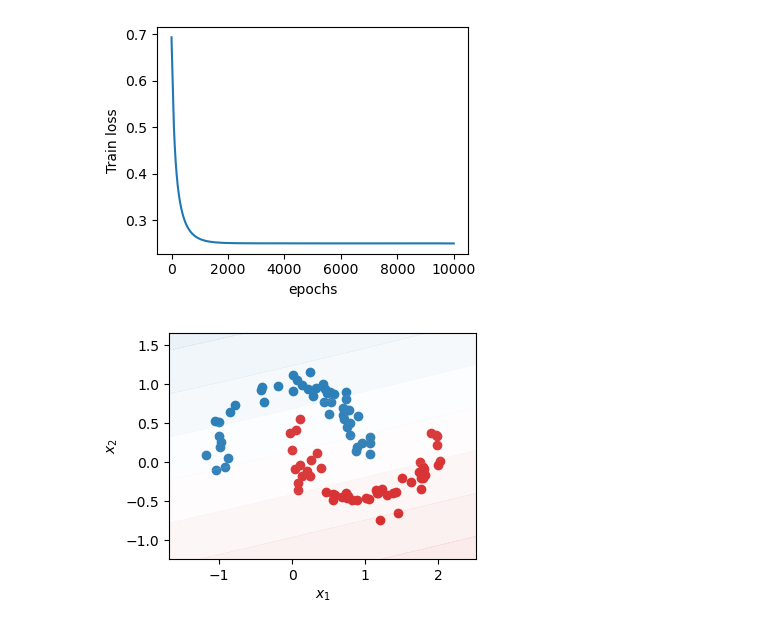
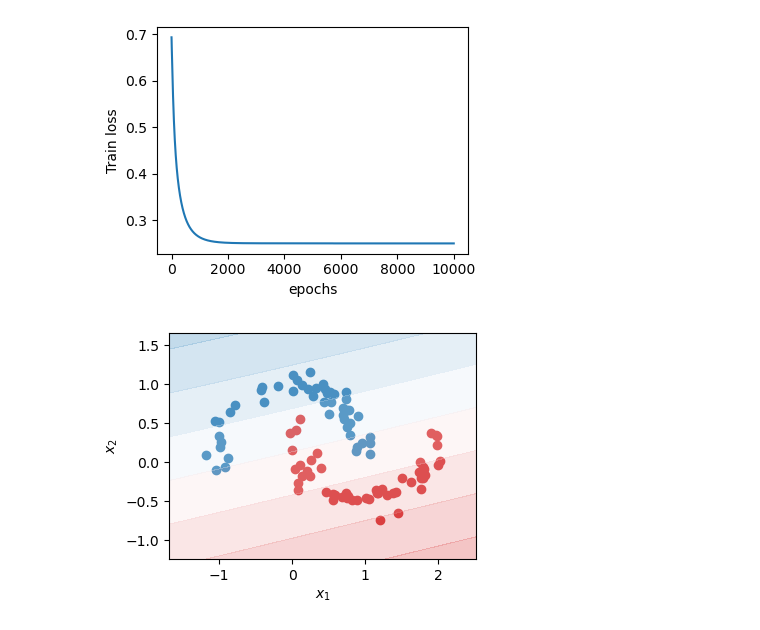
Before and after one commit to ethanharvey98/understanding-SNGP, a Jupyter notebook: notebooks/demo.ipynb, the cells around one changed output. Saved outputs shown, nothing was run; the diff lists cells and outputs as text; code cells hidden in the pictures.

```diff
--- a/notebooks/demo.ipynb
+++ b/notebooks/demo.ipynb
@@ -64,23 +64,23 @@ plt.show()
 # %%
 model.eval()
 with torch.no_grad():
     xx, yy = np.meshgrid(np.arange(np.min(X_test_numpy[:,0])-0.5, np.max(X_test_numpy[:,0])+0.5, 0.01),
                          np.arange(np.min(X_test_numpy[:,1])-0.5, np.max(X_test_numpy[:,1])+0.5, 0.01))
     Z = model(torch.tensor(np.c_[xx.ravel(), yy.ravel()], dtype=torch.float32))
     Z = Z.reshape(xx.shape)
 
 colors = ['#1F77B4', '#5799C7', '#8FBBDA', '#C7DDED', '#FFFFFF', '#F5C9CA', '#EB9394', '#E15D5E', '#D62728']
 cmap = LinearSegmentedColormap.from_list('bwr', colors)
 
 ncols, nrows = 1, 1
 fig, ax = plt.subplots(figsize=(4*ncols, 3*nrows), ncols=ncols, nrows=nrows, sharex=True, sharey='row')
 ax.scatter(X_test_numpy[y_test_numpy==1][:,0], X_test_numpy[y_test_numpy==1][:,1], color='#D62728')
 ax.scatter(X_test_numpy[y_test_numpy==0][:,0], X_test_numpy[y_test_numpy==0][:,1], color='#1F77B4')
-ax.contourf(xx, yy, Z, alpha=0.1, cmap=cmap)
+ax.contourf(xx, yy, Z, alpha=0.3, cmap=cmap)
 plt.xlabel(r'$x_1$')
 plt.ylabel(r'$x_2$')
 fig.tight_layout()
 plt.show()
 # %% [output]
-[figure, old version]
+[figure, new version]
 # %%
```
Also changed, not shown: parts of 4 cells of this notebook, 1 other file.
